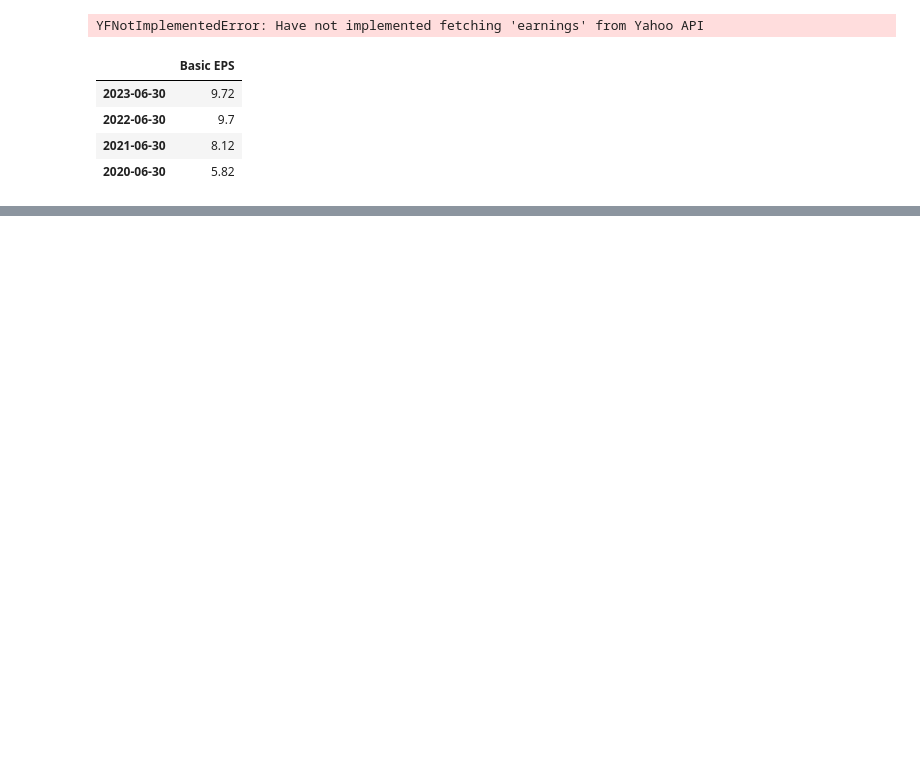
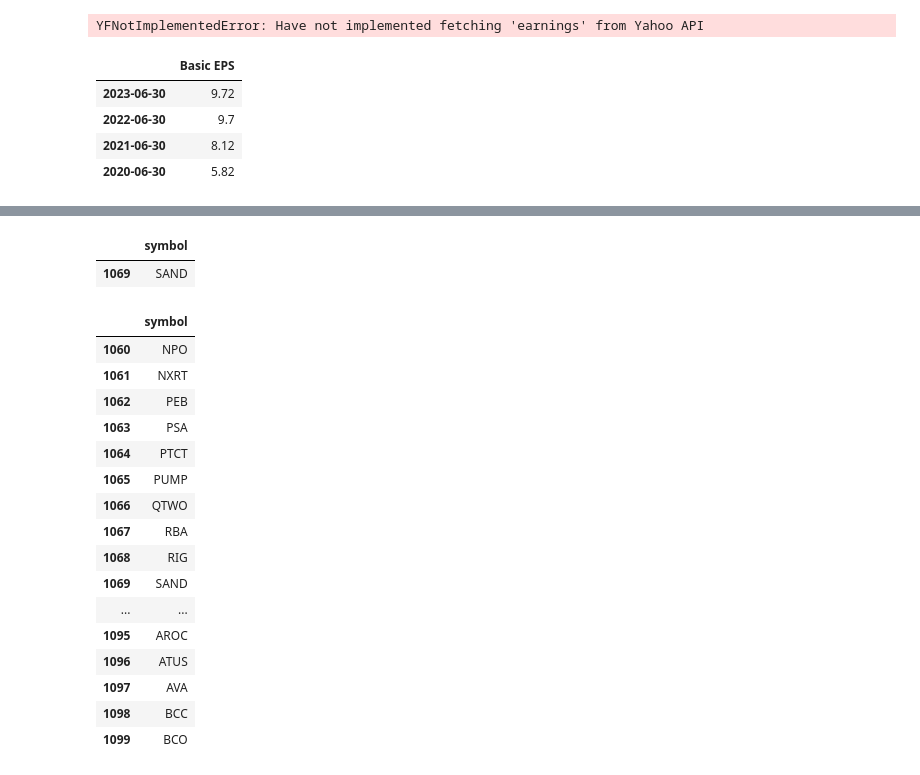
Before and after one commit to brigittesullivan/eps-stock-market-ml-project, a Jupyter notebook: Untitled.ipynb, the cells around one changed output, grey strips where cells are left out. Saved outputs shown, nothing was run; the diff lists cells and outputs as text; code cells hidden in the pictures; blank space fills up the shorter version.

Commit message:
eod updates, got EPS data, working on reformating

```diff
--- a/Untitled.ipynb
+++ b/Untitled.ipynb
@@ -264,3 +264,8 @@ pd.DataFrame(msft.income_stmt.T["Basic EPS"])
 | 2022-06-30 | 9.7 |
 | 2021-06-30 | 8.12 |
 | 2020-06-30 | 5.82 |
+# %%
+events_df = pd.read_csv("events_pct_changes.csv")
+# %%
+unique = pd.DataFrame(events_df['symbol'].unique(), columns = ['symbol'])
+unique
@@ -266,0 +286,25 @@ pd.DataFrame(msft.income_stmt.T["Basic EPS"])
+# %%
+unique[unique['symbol']  == "SAND"]
+# %% [output]
+|  | symbol |
+| 1069 | SAND |
+# %%
+unique.iloc[1060:1100, :]
+# %% [output]
+|  | symbol |
+| 1060 | NPO |
+| 1061 | NXRT |
+| 1062 | PEB |
+| 1063 | PSA |
+| 1064 | PTCT |
+| 1065 | PUMP |
+| 1066 | QTWO |
+| 1067 | RBA |
+| 1068 | RIG |
+| 1069 | SAND |
+| ... | ... |
+| 1095 | AROC |
+| 1096 | ATUS |
+| 1097 | AVA |
+| 1098 | BCC |
+| 1099 | BCO |
```
Also changed, not shown: parts of 10 cells of this notebook, 2 other files.
